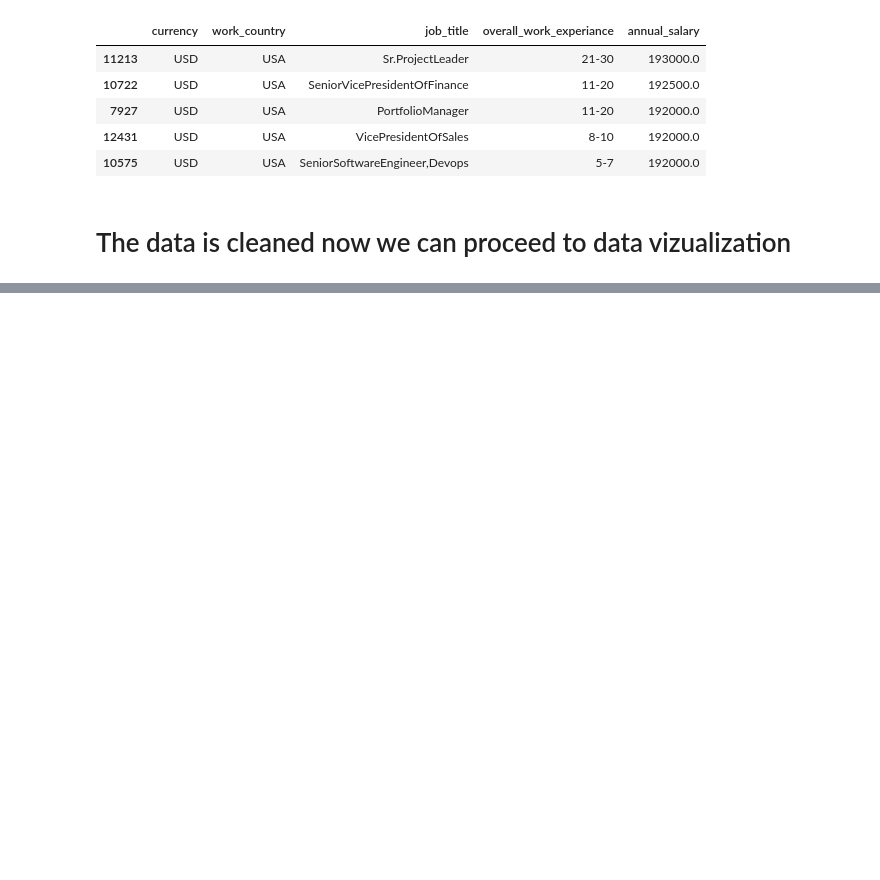
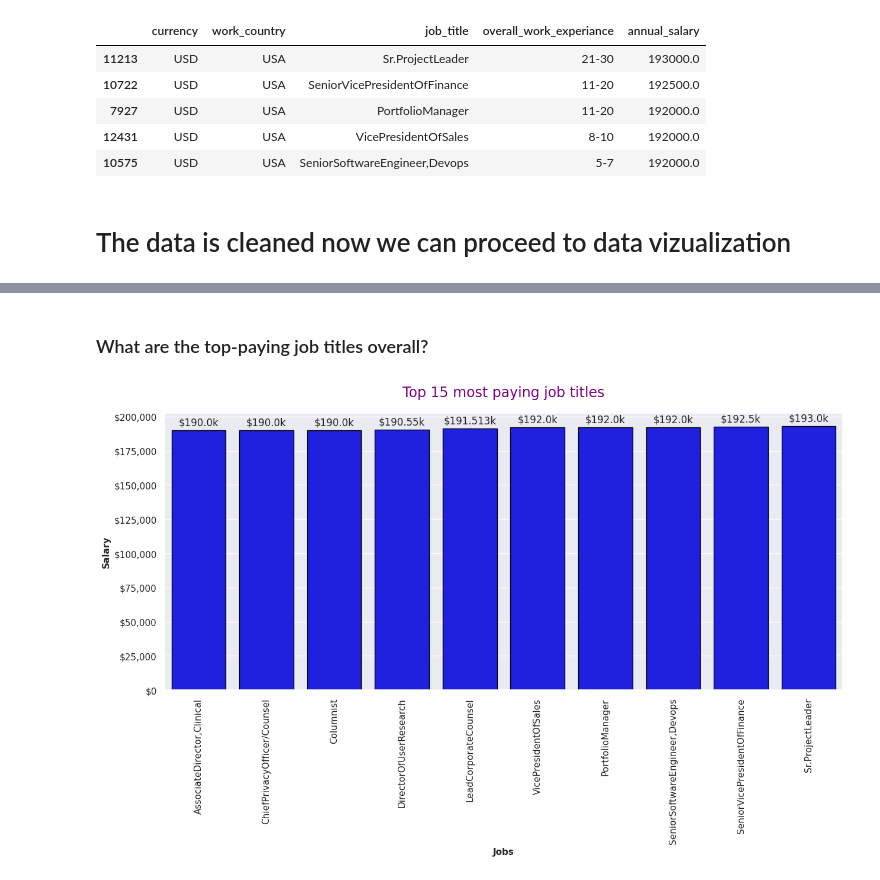
Before and after one commit to BhaskarMishra05/Data, a Jupyter notebook: src/Notebook/change.ipynb, the cells around one changed output, grey strips where cells are left out. Saved outputs shown, nothing was run; the diff lists cells and outputs as text; code cells hidden in the pictures; blank space fills up the shorter version.

```diff
--- a/src/Notebook/change.ipynb
+++ b/src/Notebook/change.ipynb
@@ -1025,0 +1055,24 @@ df_usa.groupby(['currency','work_country', 'job_title', 'overall_work_experiance
+# %% [markdown]
+### What are the top-paying job titles overall?
+# %%
+groupby_job_salary = df_usa.groupby('job_title')['annual_salary'].mean().reset_index().nlargest(10, columns='annual_salary').sort_values(by = 'annual_salary')
+plt.figure(figsize=(13,6))
+ax = sns.barplot(x='job_title', y = 'annual_salary', data= groupby_job_salary, color='blue'
+                 ,edgecolor= 'black')
+plt.title('Top 15 most paying job titles', fontsize = 17 , color= 'purple', pad= 20)
+plt.ylabel('Salary', fontsize= 11, fontweight='bold')
+plt.xlabel('Jobs', fontsize= 11, fontweight='bold')
+plt.gca().yaxis.set_major_formatter(plt.FuncFormatter(lambda x,p: f'${x:,.0f}'))
+for i,bar in enumerate(ax.patches):
+    height = bar.get_height()
+    ax.text(
+        bar.get_x() + bar.get_width()/2,
+        height + height *0.01,
+        f'${height/1000}k',
+        ha='center', va='bottom'
+    )
+plt.tight_layout()
+plt.xticks(rotation=90)
+plt.show()
+# %% [output]
+[figure, added]
```
Also changed, not shown: parts of 22 cells of this notebook, 2 other files.
